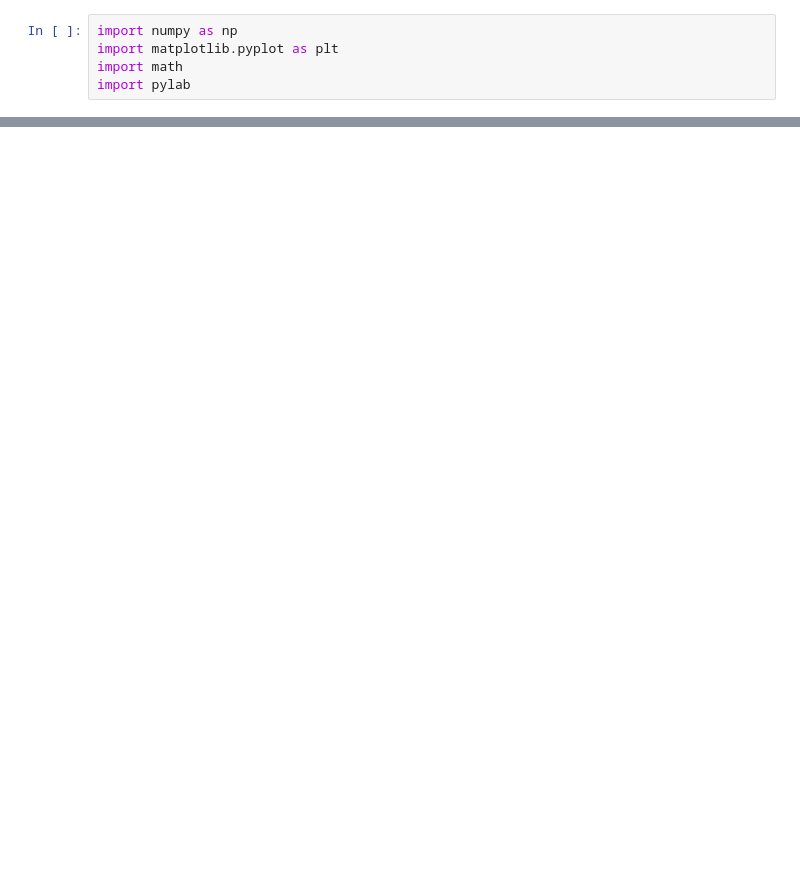
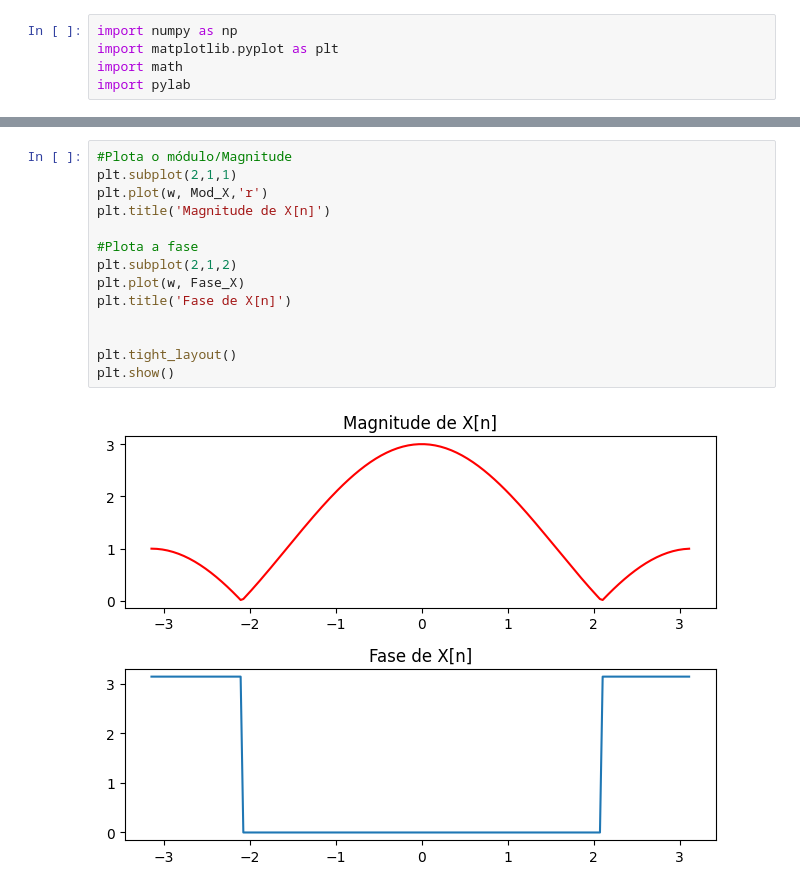
Before and after one commit to mpsmaker/UNIVALI, a Jupyter notebook: 21814_PDS/Aula_06/Note1_Transformada_Fourier.ipynb, the cells around one changed output, grey strips where cells are left out. Drawn from its saved outputs; the diff is of its cells as text; blank space fills up the shorter version.

```diff
--- a/21814_PDS/Aula_06/Note1_Transformada_Fourier.ipynb
+++ b/21814_PDS/Aula_06/Note1_Transformada_Fourier.ipynb
@@ -68,0 +51,16 @@ X:[-1.         -0.99901312 -0.99605346 -0.99112393 -0.9842294  -0.97537668
+# %%
+#Plota o módulo/Magnitude
+plt.subplot(2,1,1)
+plt.plot(w, Mod_X,'r')
+plt.title('Magnitude de X[n]')
+
+#Plota a fase
+plt.subplot(2,1,2)
+plt.plot(w, Fase_X)
+plt.title('Fase de X[n]')
+
+
+plt.tight_layout()
+plt.show()
+# %% [output]
+[figure, added]
```
Also changed, not shown: parts of 2 cells of this notebook, 17 other files.
